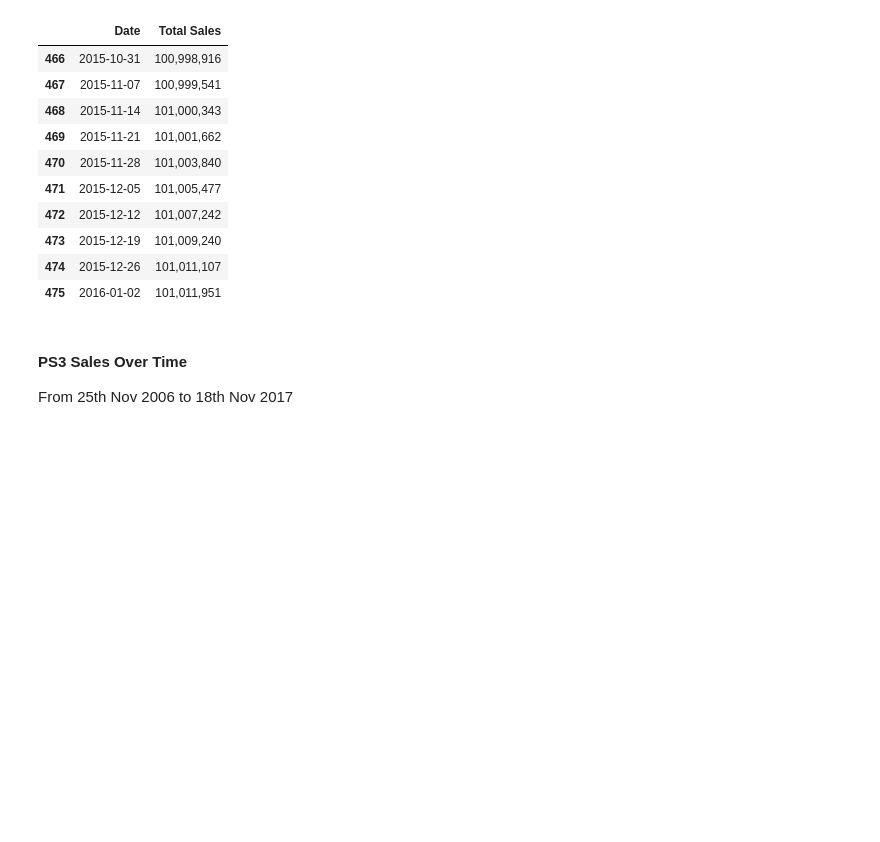
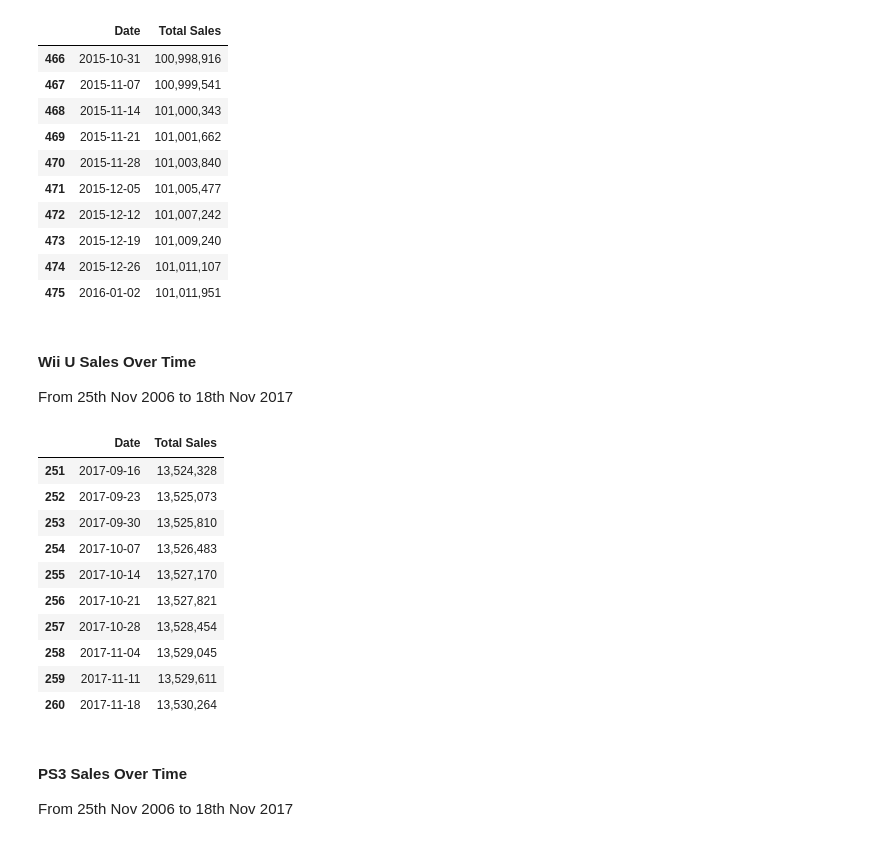
Before and after one commit to xuwenyihust/Game-Zone, a Jupyter notebook: console_wars.ipynb, the cells around one changed output. Drawn from its saved outputs; the diff is of its cells as text; code cells hidden in the pictures; blank space fills up the shorter version.

```diff
--- a/console_wars.ipynb
+++ b/console_wars.ipynb
@@ -360,0 +363,39 @@ wii_sales_df[-10:]
+# %% [markdown]
+#### Wii U Sales Over Time
+
+From 25th Nov 2006 to 18th Nov 2017
+# %%
+start_date = datetime(2012, 11, 17)
+end_date = datetime(2017, 11, 18)
+
+date_p = start_date
+wiiu_sales_date = []
+wiiu_sales = []
+
+while date_p <= end_date:
+
+    weekly_hardware_sales = get_weekly_hardware_sales(date_p)
+    # Check if WiiU is in sale
+    if 'WiiU' in weekly_hardware_sales['Platforms'].values:
+        wiiu_sales_date.append(date_p)
+        wiiu_sales.append(weekly_hardware_sales[weekly_hardware_sales['Platforms']=='WiiU']['Total Sales'].values[0])
+
+    date_p += timedelta(7)
+    time.sleep(0.1)
+# %%
+wiiu_sales_df = pd.DataFrame({'Date': wiiu_sales_date, \
+                             'Total Sales': wiiu_sales \
+                                     })
+wiiu_sales_df[-10:]
+# %% [output]
+|  | Date | Total Sales |
+| 251 | 2017-09-16 | 13,524,328 |
+| 252 | 2017-09-23 | 13,525,073 |
+| 253 | 2017-09-30 | 13,525,810 |
+| 254 | 2017-10-07 | 13,526,483 |
+| 255 | 2017-10-14 | 13,527,170 |
+| 256 | 2017-10-21 | 13,527,821 |
+| 257 | 2017-10-28 | 13,528,454 |
+| 258 | 2017-11-04 | 13,529,045 |
+| 259 | 2017-11-11 | 13,529,611 |
+| 260 | 2017-11-18 | 13,530,264 |
```
Also changed, not shown: parts of 7 cells of this notebook.
